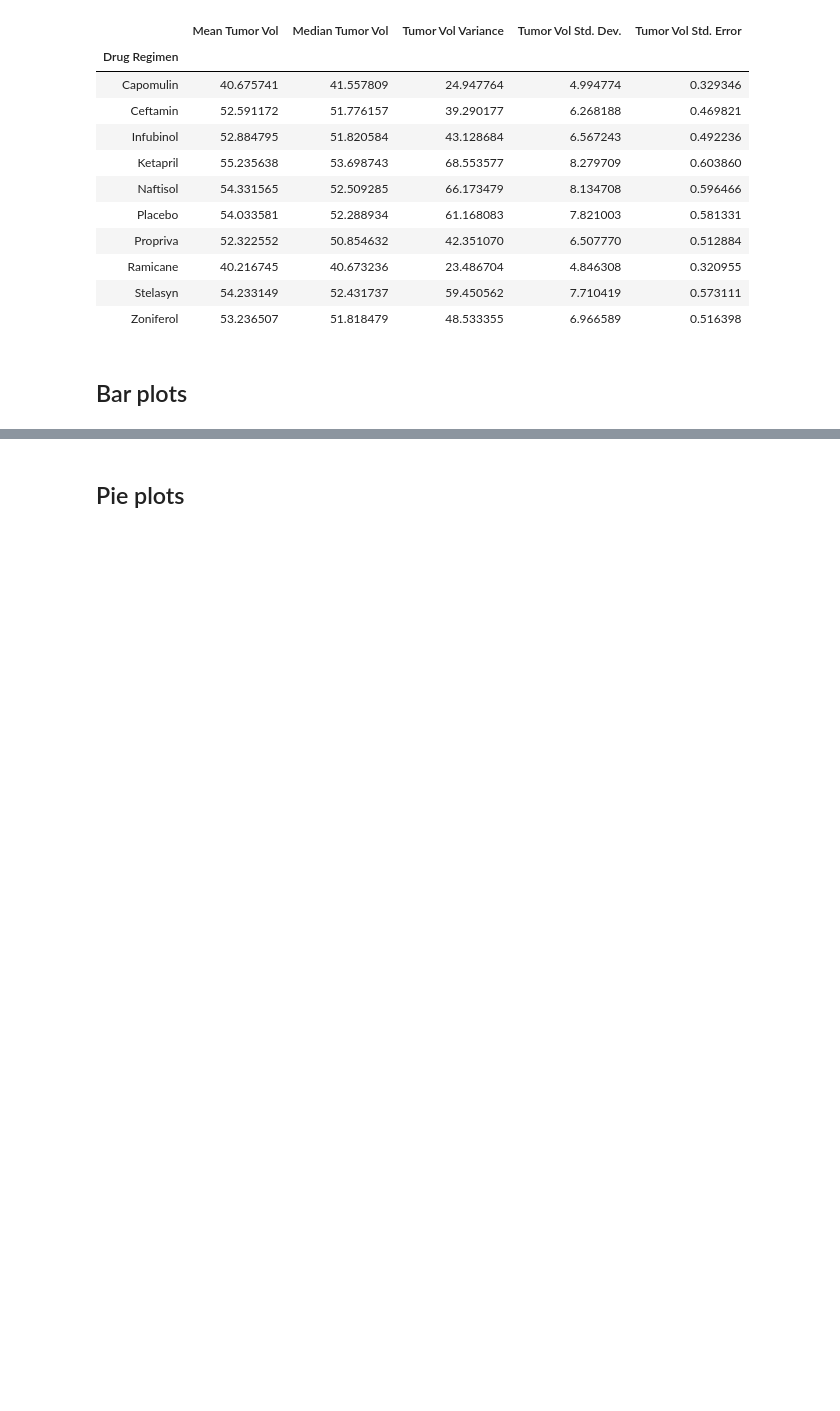
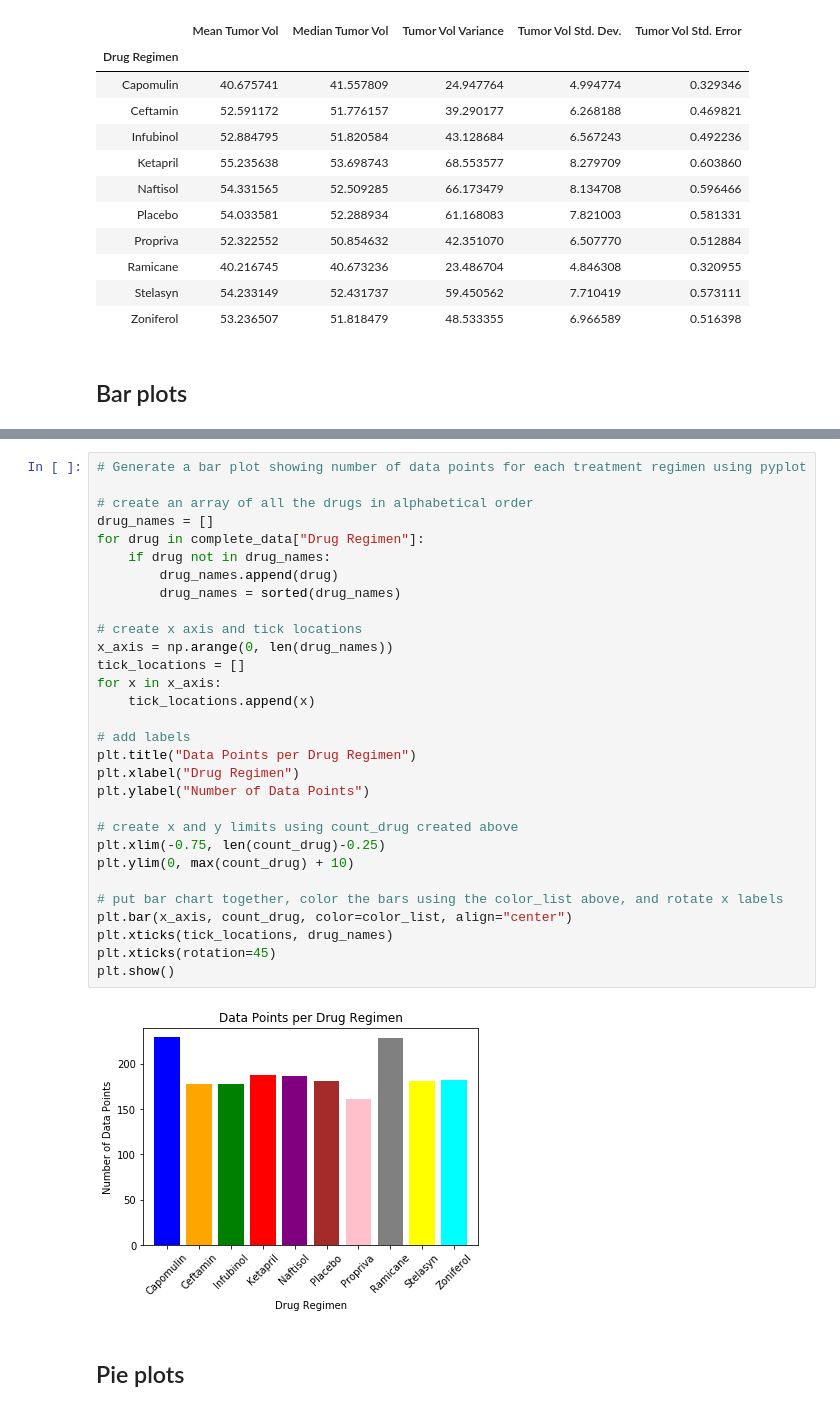
Before and after one commit to swati-dontamsetti/matplotlib-challenge, a Jupyter notebook: Pymaceuticals/pymaceuticals.ipynb, the cells around one changed output, grey strips where cells are left out. Drawn from its saved outputs; the diff is of its cells as text; blank space fills up the shorter version.

```diff
--- a/Pymaceuticals/pymaceuticals.ipynb
+++ b/Pymaceuticals/pymaceuticals.ipynb
@@ -81,3 +97,35 @@ summary_df
+# %%
+# Generate a bar plot showing number of data points for each treatment regimen using pyplot
+
+# create an array of all the drugs in alphabetical order
+drug_names = []
+for drug in complete_data["Drug Regimen"]:
+    if drug not in drug_names:
+        drug_names.append(drug)
+        drug_names = sorted(drug_names)
+
+# create x axis and tick locations
+x_axis = np.arange(0, len(drug_names))
+tick_locations = []
+for x in x_axis:
+    tick_locations.append(x)
+
+# add labels
+plt.title("Data Points per Drug Regimen")
+plt.xlabel("Drug Regimen")
+plt.ylabel("Number of Data Points")
+
+# create x and y limits using count_drug created above
+plt.xlim(-0.75, len(count_drug)-0.25)
+plt.ylim(0, max(count_drug) + 10)
+
+# put bar chart together, color the bars using the color_list above, and rotate x labels
+plt.bar(x_axis, count_drug, color=color_list, align="center")
+plt.xticks(tick_locations, drug_names)
+plt.xticks(rotation=45)
+plt.show()
+# %% [output]
+[figure, added]
 # %% [markdown]
 ## Pie plots
 # %%
```
Also changed, not shown: parts of 4 cells of this notebook.
